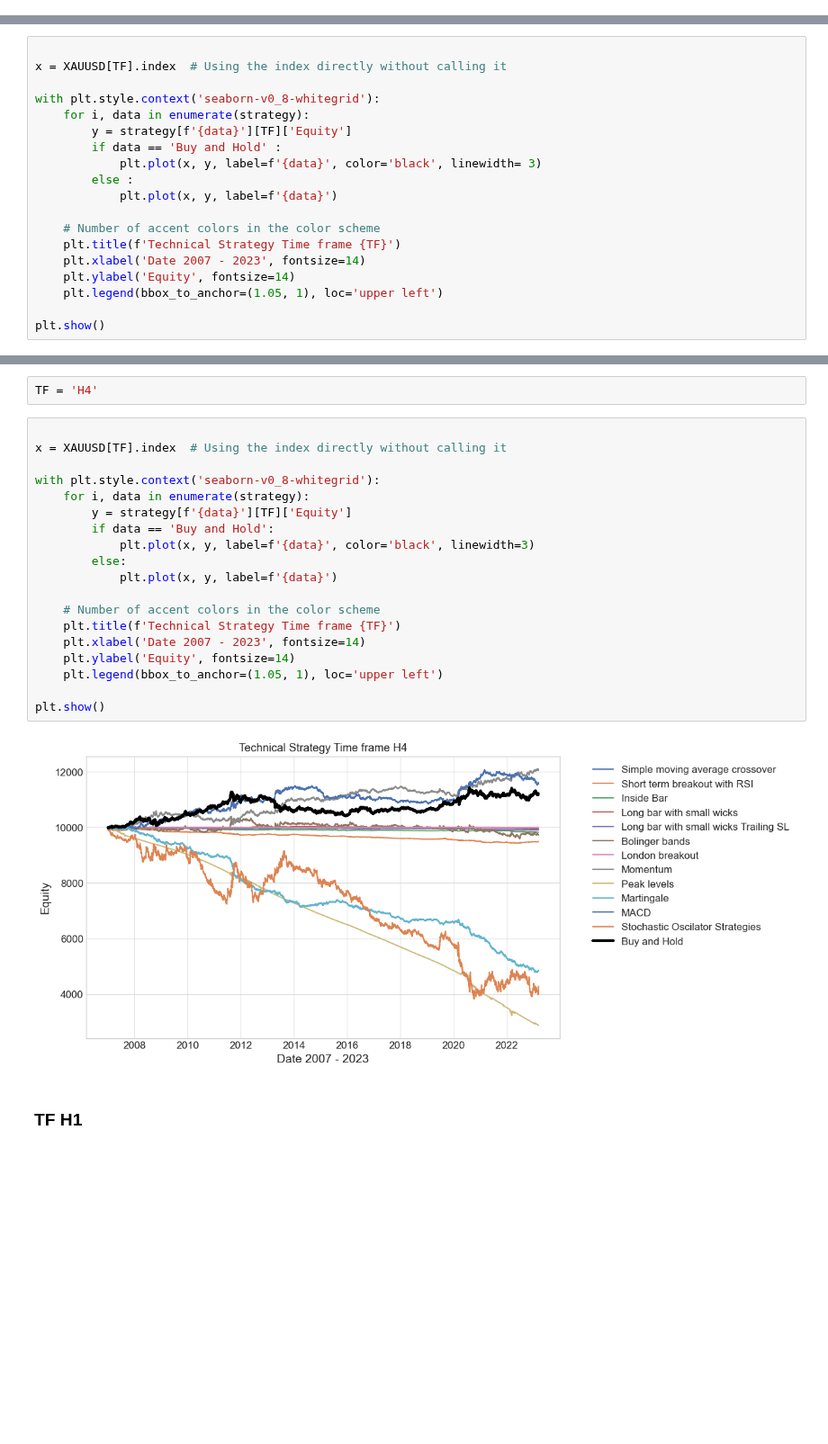
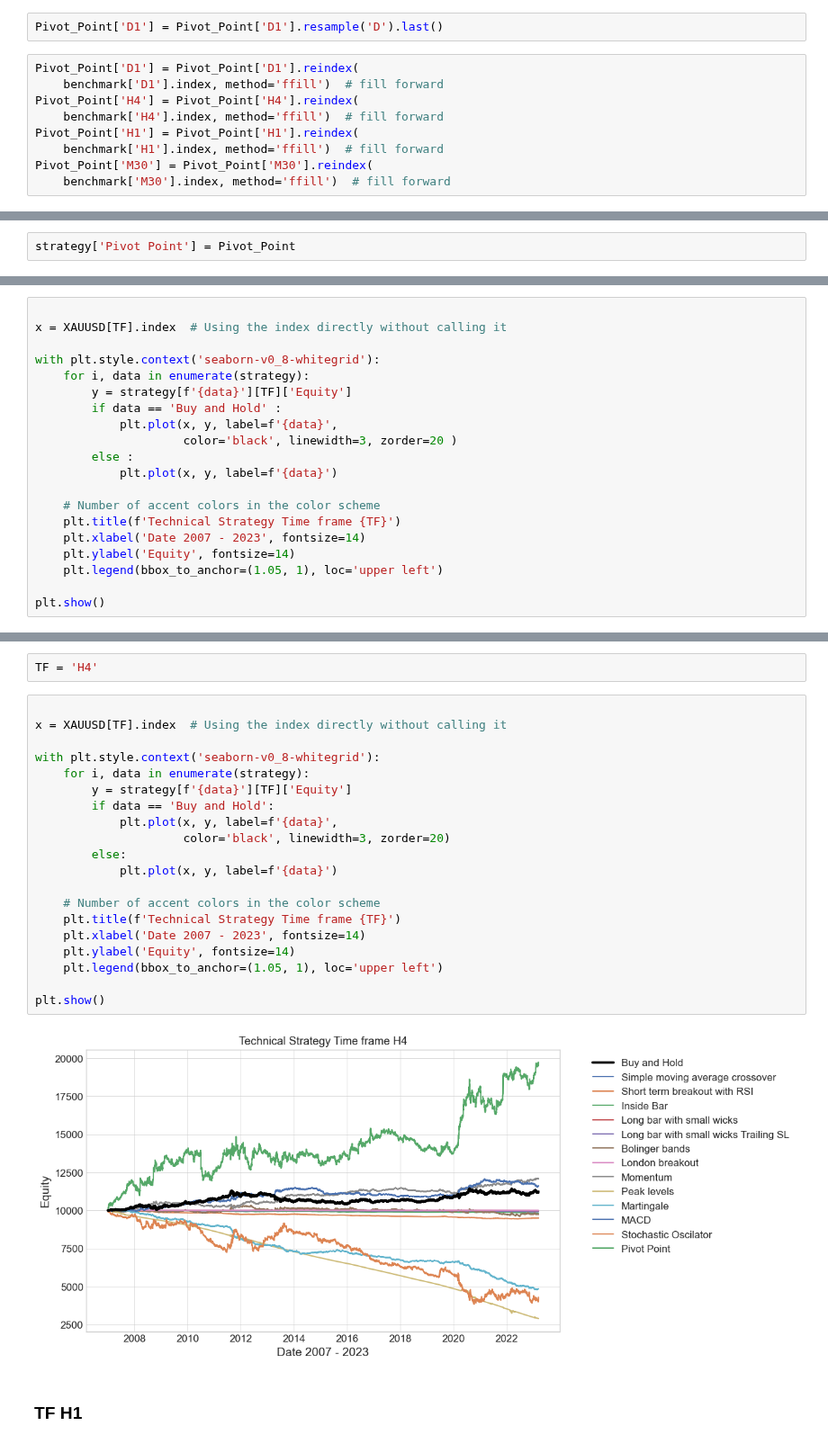
Before and after one commit to Kittipong91/XAUUSD_algorithmic_trading, a Jupyter notebook: results/Technical_Strategy/Equity.ipynb, the cells around one changed output, grey strips where cells are left out. Shown at 90% size. Saved outputs shown, nothing was run; the diff lists cells and outputs as text; blank space fills up the shorter version.

```diff
--- a/results/Technical_Strategy/Equity.ipynb
+++ b/results/Technical_Strategy/Equity.ipynb
@@ -205,0 +251,11 @@ strategy['Stochastic Oscilator Strategies'] = StochaticOSC
+# %%
+Pivot_Point['D1'] = Pivot_Point['D1'].resample('D').last()
+# %%
+Pivot_Point['D1'] = Pivot_Point['D1'].reindex(
+    benchmark['D1'].index, method='ffill')  # fill forward
+Pivot_Point['H4'] = Pivot_Point['H4'].reindex(
+    benchmark['H4'].index, method='ffill')  # fill forward
+Pivot_Point['H1'] = Pivot_Point['H1'].reindex(
+    benchmark['H1'].index, method='ffill')  # fill forward
+Pivot_Point['M30'] = Pivot_Point['M30'].reindex(
+    benchmark['M30'].index, method='ffill')  # fill forward
@@ -221,3 +313,5 @@ XAUUSD = load_data()
+# %%
+strategy['Pivot Point'] = Pivot_Point
 # %% [markdown]
 ## Shown Result
 # %% [markdown]
@@ -232,7 +326,8 @@ with plt.style.context('seaborn-v0_8-whitegrid'):
     for i, data in enumerate(strategy):
         y = strategy[f'{data}'][TF]['Equity']
         if data == 'Buy and Hold' :
-            plt.plot(x, y, label=f'{data}', color='black', linewidth= 3)
+            plt.plot(x, y, label=f'{data}',
+                     color='black', linewidth=3, zorder=20 )
         else :
             plt.plot(x, y, label=f'{data}')
 
@@ -252,24 +347,25 @@ TF = 'H4'
 # %%
 
 x = XAUUSD[TF].index  # Using the index directly without calling it
 
 with plt.style.context('seaborn-v0_8-whitegrid'):
     for i, data in enumerate(strategy):
         y = strategy[f'{data}'][TF]['Equity']
         if data == 'Buy and Hold':
-            plt.plot(x, y, label=f'{data}', color='black', linewidth=3)
+            plt.plot(x, y, label=f'{data}',
+                     color='black', linewidth=3, zorder=20)
         else:
             plt.plot(x, y, label=f'{data}')
 
     # Number of accent colors in the color scheme
     plt.title(f'Technical Strategy Time frame {TF}')
     plt.xlabel('Date 2007 - 2023', fontsize=14)
     plt.ylabel('Equity', fontsize=14)
     plt.legend(bbox_to_anchor=(1.05, 1), loc='upper left')
 
 plt.show()
 # %% [output]
-[figure, old version]
+[figure, new version]
 # %% [markdown]
 ### TF H1
 # %%
```
Also changed, not shown: parts of 20 cells of this notebook, 14 other files.
